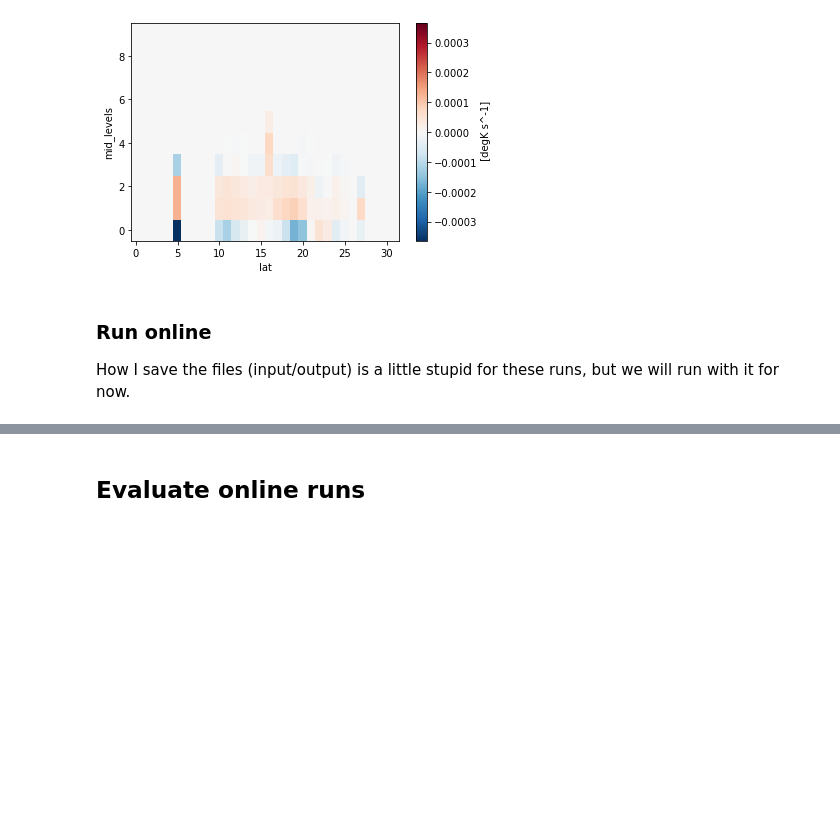
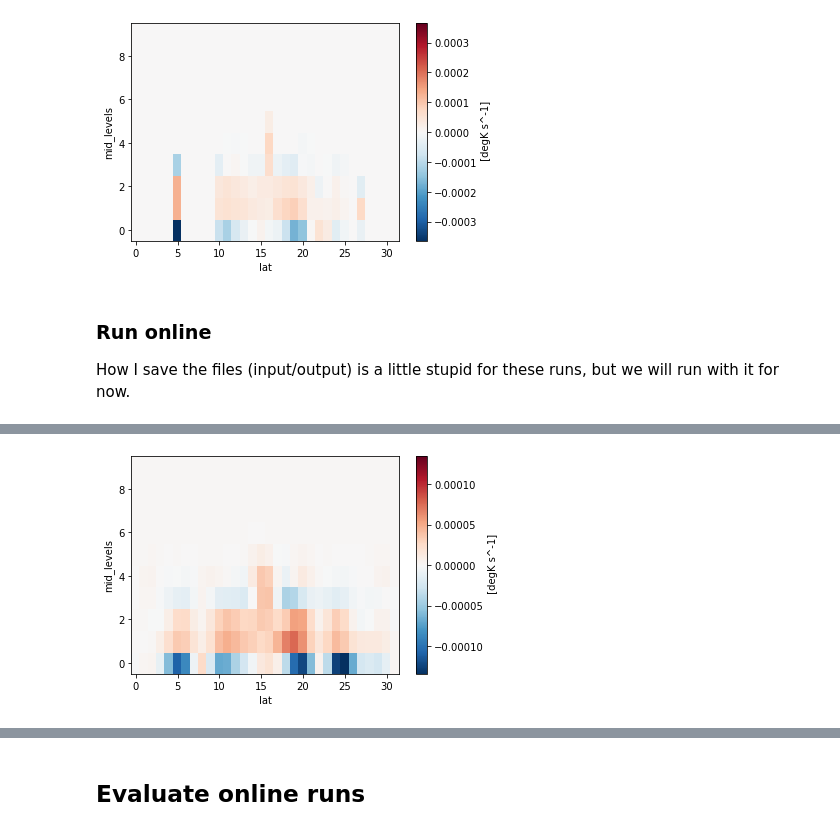
Before and after one commit to raspstephan/CliMT-ML, a Jupyter notebook: 3.0-Run-ML-models-online.ipynb, the cells around one changed output, grey strips where cells are left out. Cells and saved outputs as stored; diff of their text form; code cells hidden in the pictures; blank space fills up the shorter version.

```diff
--- a/3.0-Run-ML-models-online.ipynb
+++ b/3.0-Run-ML-models-online.ipynb
@@ -123,11 +123,13 @@ class MLConvection(TendencyComponent):
         input_arr = np.concatenate(input_arr, 1)
 
         # Ugly check to see whether its a RF or NN
-        if hasattr(self.model, 'criterion'):
+        if not input_means is None:
+            input_arr = normalize(input_arr, input_means, input_stds)
+        if not hasattr(self.model, 'compile'):
             preds = self.model.predict(input_arr)
         else:
-            input_norm = normalize(input_arr, input_means, input_stds)
             preds = self.model.predict(input_norm, 10000)
+        if not output_means is None:
             preds = unnormalize(preds, output_means, output_stds)
 
         # Split into tendencies
@@ -262,0 +270,2 @@ rf_model.iterate(48*180)
+# %%
+lr_convection = MLConvection(lr, input_means, input_stds, 0, output_stds)
@@ -262,0 +276,3 @@ rf_model.iterate(48*180)
+# %%
+%%time
+lr_preds, _ = lr_convection(my_state)
@@ -262,0 +284,4 @@ rf_model.iterate(48*180)
+# %%
+lr_preds['air_temperature'].isel(lon=0).T.plot();
+# %% [output]
+[figure, added]
```
Also changed, not shown: parts of 14 cells of this notebook, 2 other files.
